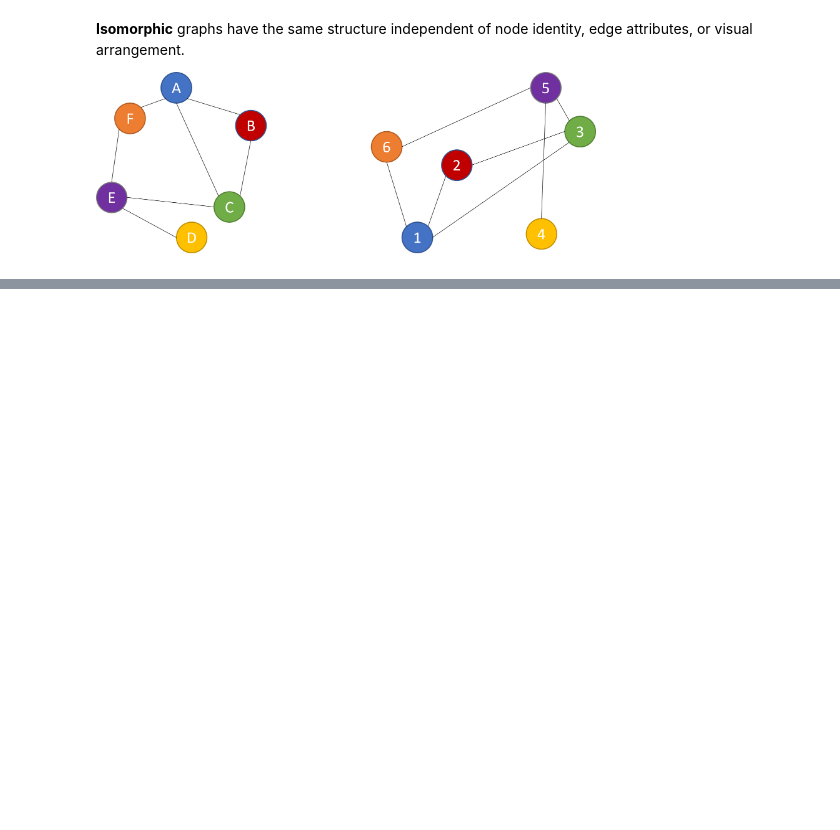
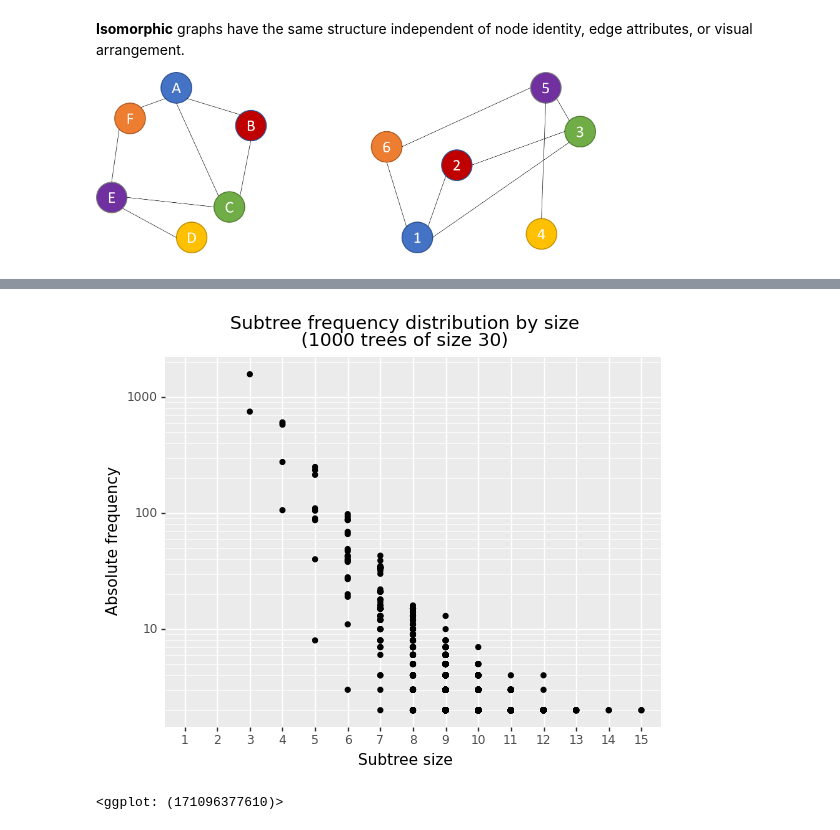
Before and after one commit to taylorSci/frequent-subtree-mining, a Jupyter notebook: frequent_subtree_mining.ipynb, the cells around one changed output, grey strips where cells are left out. Saved outputs shown, nothing was run; the diff lists cells and outputs as text; code cells hidden in the pictures; blank space fills up the shorter version.

```diff
--- a/frequent_subtree_mining.ipynb
+++ b/frequent_subtree_mining.ipynb
@@ -33,0 +94,14 @@ nx.draw(trees[0])
+# %%
+# Display plot of subtree frequency distribution by size
+max_size = subtrees['size'].iloc[-1]
+(
+    ggplot(subtrees, aes(x='size', y='frequency')) +
+    pn.geom_point() +
+    pn.ggtitle(f"Subtree frequency distribution by size\n({N} trees of size {M})") +
+    pn.labs(x="Subtree size", y="Absolute frequency") +
+    pn.scale_x_discrete(limits=range(1, max_size+1)) +
+    pn.scale_y_log10()
+)
+# %% [output]
+[figure, added]
+<ggplot: (171096377610)>
```
Also changed, not shown: parts of 10 cells of this notebook, 2 other files.
